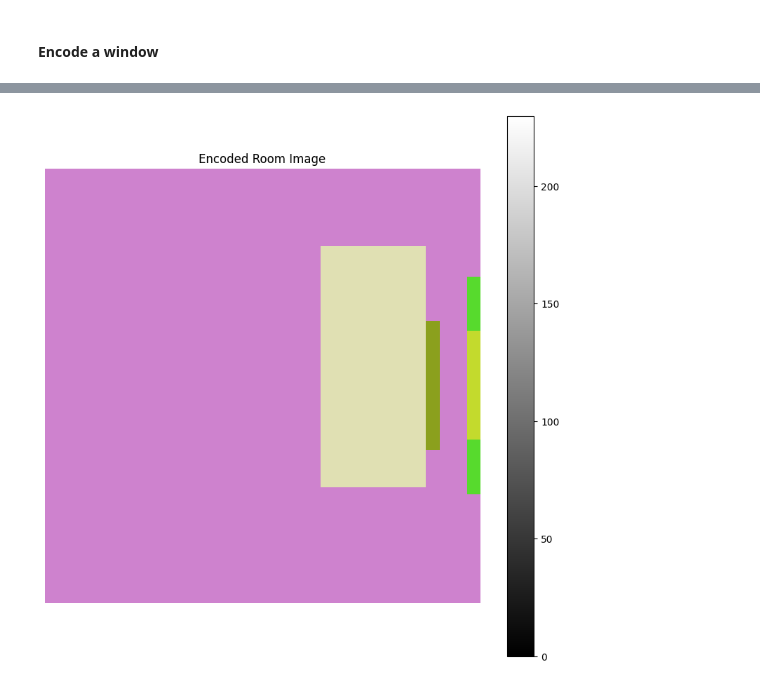
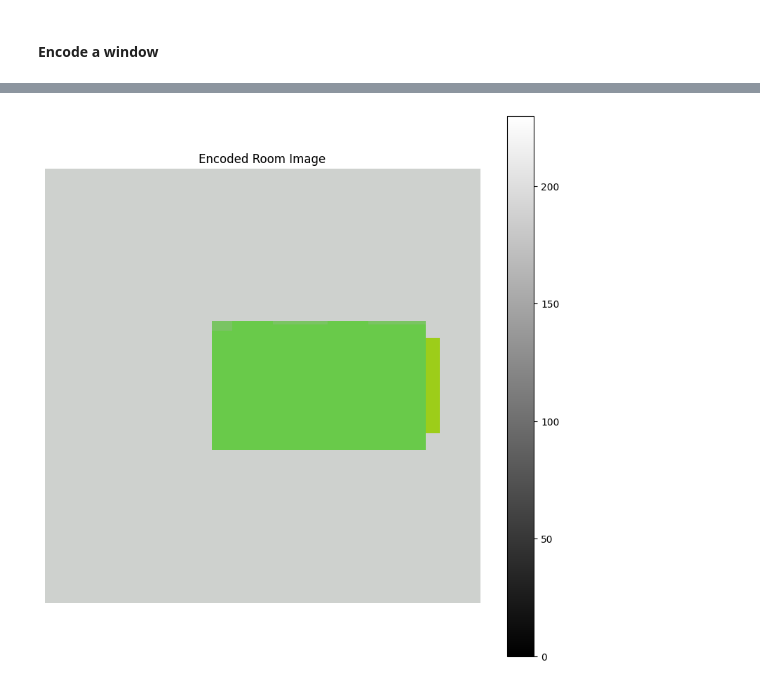
Before and after one commit to upskiller-xyz/server_lux, a Jupyter notebook: example/demo.ipynb, the cells around one changed output, grey strips where cells are left out. Cells and saved outputs as stored; diff of their text form; code cells hidden in the pictures.

```diff
--- a/example/demo.ipynb
+++ b/example/demo.ipynb
@@ -125,5 +120,5 @@ SERVER_URL += "/v1"
 # %% [markdown]
 #### Main request - E2E
 # %%
-with open("../assets/sample2/window_4952383_request.json", "r") as f:
+with open("../assets/sample/988.json", "r") as f:
     r = json.loads(f.read())
@@ -621,48 +575,54 @@ Files in zip: ['image.npy', 'mask.npy']
 # %%
-API_TOKEN = ""
-# Prepare headers with authorization if API_TOKEN is set
-headers = {"Content-Type": "application/json"}
-if API_TOKEN and API_TOKEN != "your_api_token_here":
-    headers["Authorization"] = f"Bearer {API_TOKEN}"
+# API_TOKEN = ""
+# # Prepare headers with authorization if API_TOKEN is set
+# headers = {"Content-Type": "application/json"}
+# if API_TOKEN and API_TOKEN != "your_api_token_here":
+#     headers["Authorization"] = f"Bearer {API_TOKEN}"
 
 # Load sample request
-with open("../assets/sample2/window_4952383_request.json", "r") as f:
-    r = json.load(f)
+# with open("../assets/sample2/window_4952383_request.json", "r") as f:
+#     r = json.load(f)
 
-obstruction_request = {
-            "model_type": "df_default",
-            "parameters": {
-                "height_roof_over_floor": 19.7,
-                "floor_height_above_terrain": 2.71,
-                "room_polygon": [[0, 0], [0, 7], [-3, 7], [-3, 0]],
-                "windows": {
-                    "test_window": {
-                        "x1": 0, "y1": 1, "z1": 2.8,
-                        "x2": 0.4, "y2": 4.8, "z2": 5.4,
-                        "window_frame_ratio": 0.41,
-                        "direction_angle": 0,
-                        "horizon": [0 for a in horizon_angles],
-                        "zenith": [0,60,60,0]
-                    }
-                    #,
-                    # "test_window_1": {
-                    #     "x1": -0.4, "y1": 7, "z1": 2.8,
-                    #     "x2": -2, "y2": 7.3, "z2": 5.4,
-                    #     "window_frame_ratio": 0.41
-                    # }
-                }
-            },
-            # "mesh": r["mesh"][:1800]
-        }
+# obstruction_request = {
+#             "model_type": "df_default",
+#             "parameters": {
+#                 "height_roof_over_floor": 19.7,
+#                 "floor_height_above_terrain": 2.71,
+#                 "room_polygon": [[0, 0], [0, 7], [-3, 7], [-3, 0]],
+#                 "windows": {
+#                     # "test_window": {
+#                     #     "x1": 0, "y1": 1, "z1": 2.8,
+#                     #     "x2": 0.4, "y2": 4.8, "z2": 5.4,
+#                     #     "window_frame_ratio": 0.41,
+#                     #     # "direction_angle": 0,
+#                     #     # "horizon": [0 for a in horizon_angles],
+#                     #     # "zenith": [0 for a in zenith_angles]
+#                     # }
+#                     #,
+#                     "test_window_1": {
+#                         "x1": -0.4, "y1": 7, "z1": 2.8,
+#                         "x2": -2, "y2": 7.3, "z2": 5.4,
+#                         "window_frame_ratio": 0.41
+#                     }
+#                 }
+#             },
+#             "mesh": r["mesh"][:1800]
+#         }
+# obstruction_request = pld
 
+# 019dad01-510b-7ad9-917d-7701af1e1c90 v7
+# 019daa06-ed20-7d3b-8407-c9bf221cd6ac v7
+# 019daec2-dbe2-7e18-ac06-090958e1a9f6 v2
+pld = obstruction_request
+# pld["model_type"] = "019db1d7-d559-7b05-86d7-b7e123acb6c9"
 # obstruction_request["model_type"] = "df_default_2.0.1"
-print(f"Sending request to {SERVER_URL}/encode_raw")
-# print(f"Mesh size: {len(obstruction_request['mesh'])} triangles")
+print(f"Sending request to {SERVER_URL}/encode")
+print(f"Mesh size: {len(pld['mesh'])} triangles")
 # print(f"Window position: ({obstruction_request['x']:.2f}, {obstruction_request['y']:.2f}, {obstruction_request['z']:.2f})")
 
 # Send request and time it
 start_time = time.time()
-response = requests.post(f"{SERVER_URL}/encode_raw", json=obstruction_request, headers=headers, timeout=300)
+response = requests.post(f"{SERVER_URL}/encode", json=pld, headers=headers, timeout=300)
 elapsed_time = time.time() - start_time
 
 print(f"\nResponse status: {response.status_code}")
@@ -699,2 +660,2 @@ Total time: 0.22s
 Files in zip: ['image.npy', 'mask.npy']
-[figure, old version]
+[figure, new version]
```
Also changed, not shown: parts of 25 cells of this notebook, 11 other files.
